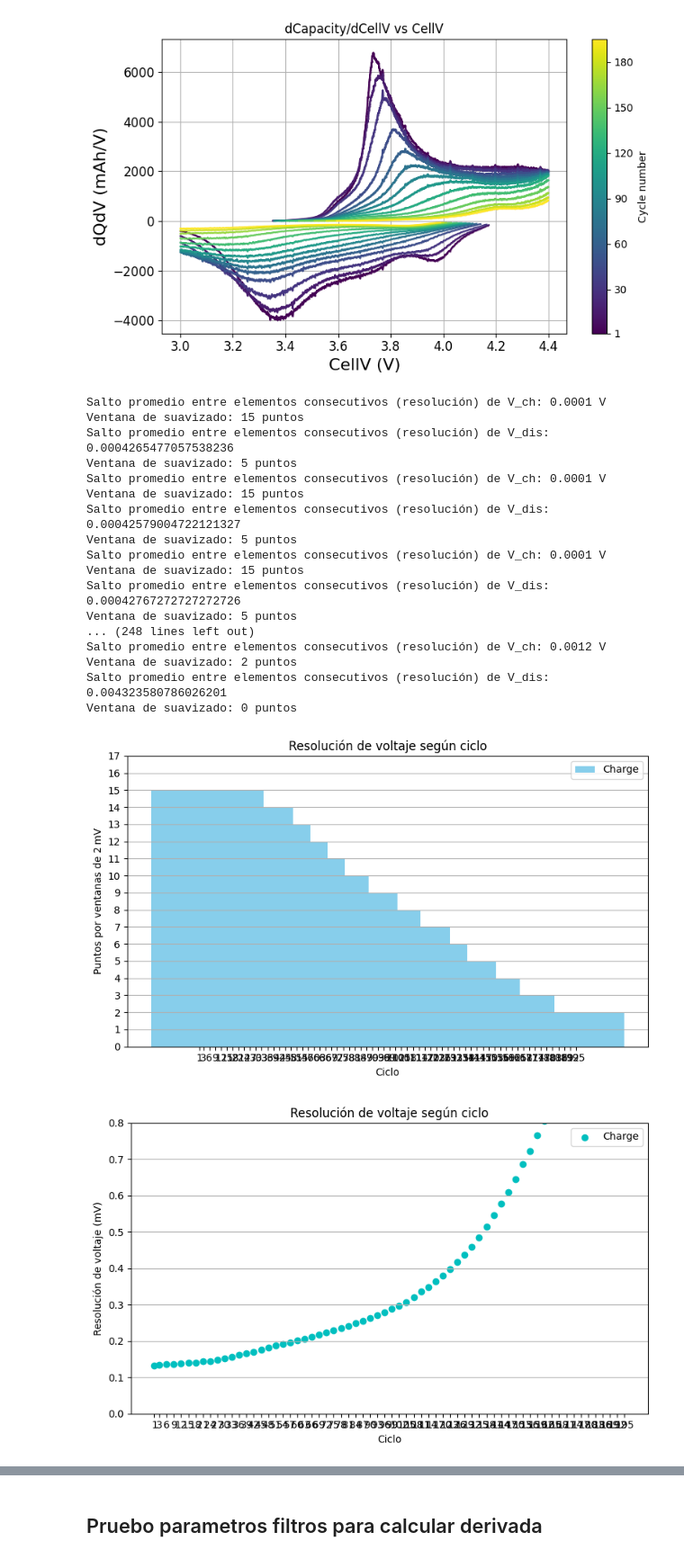
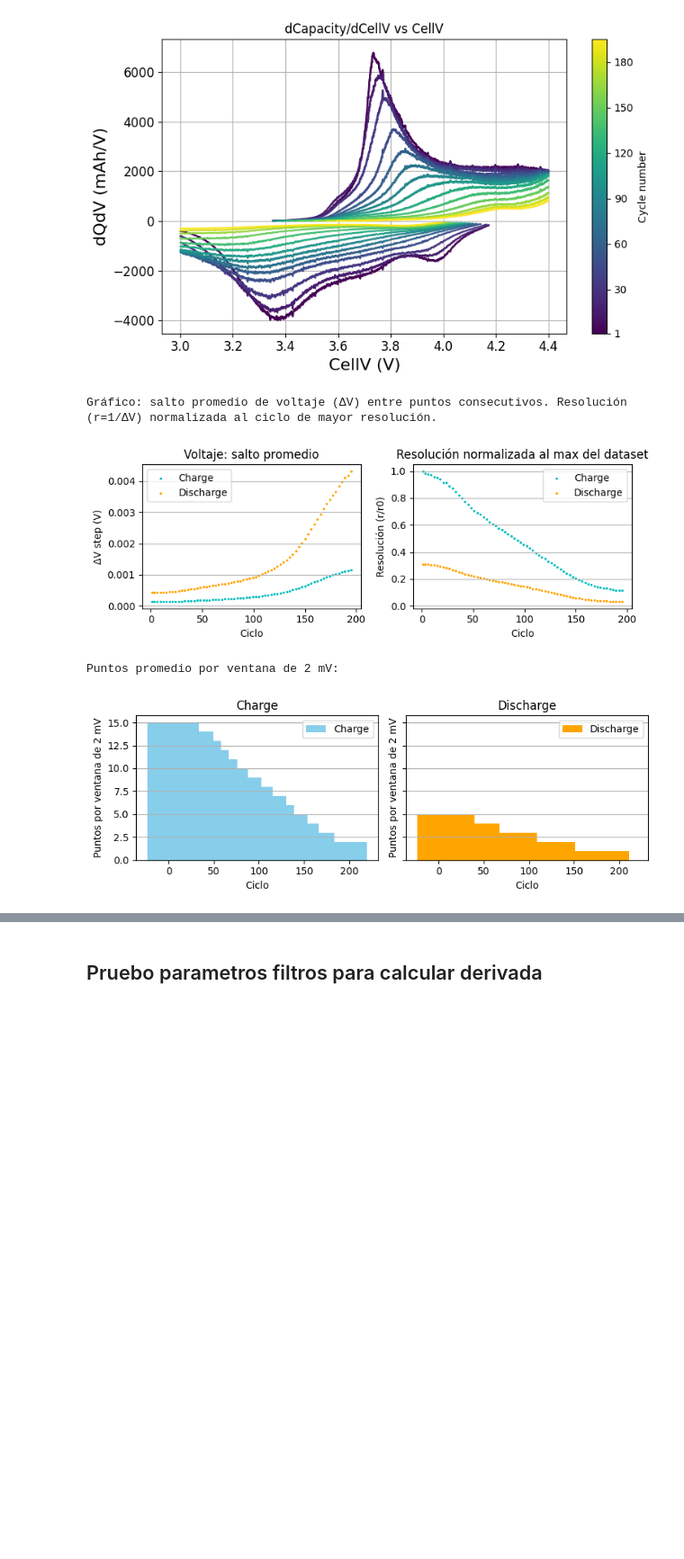
Before and after one commit to majodomenech/proc-icdv, a Jupyter notebook: notebooks/estudio12-otrasT-ajustes.ipynb, the cells around one changed output, grey strips where cells are left out. Shown at 90% size. Saved outputs shown, nothing was run; the diff lists cells and outputs as text; code cells hidden in the pictures; blank space fills up the shorter version.

```diff
--- a/notebooks/estudio12-otrasT-ajustes.ipynb
+++ b/notebooks/estudio12-otrasT-ajustes.ipynb
@@ -33,6 +35,6 @@ Total de ciclos en el JSON: 67
 # %%
 # --- Selección de ciclos ---
-ciclos_sel = pr.seleccionar_ciclos(
+ciclos_sel_todos = pr.seleccionar_ciclos(
     dict_ciclos_sep,
     #rango=(21, 900),
     #excluir={30, 32, 34, 35, 38, 88, 186, 187, 188, 189, 190, 191, 192, 193, 202, 247, 344, 899, 898, 897, 900},
@@ -53,26 +55,11 @@ pl.plot_n_cycles_dqdv(ciclos_grafico, dict_ciclos_sep)
 # %%
 # --- Vemos resolución datos ---
 
-utl.resolucion_V(ciclos_sel, dict_ciclos_sep)
+utl.resolucion_V(ciclos_sel_todos, dict_ciclos_sep)
 
-utl.resolucion_Q(ciclos_sel, dict_ciclos_sep)
+#utl.resolucion_Q(ciclos_sel_todos, dict_ciclos_sep)
 # %% [output]
-Salto promedio entre elementos consecutivos (resolución) de V_ch: 0.0001 V
-Ventana de suavizado: 15 puntos
-Salto promedio entre elementos consecutivos (resolución) de V_dis: 0.0004265477057538236
-Ventana de suavizado: 5 puntos
-Salto promedio entre elementos consecutivos (resolución) de V_ch: 0.0001 V
-Ventana de suavizado: 15 puntos
-Salto promedio entre elementos consecutivos (resolución) de V_dis: 0.00042579004722121327
-Ventana de suavizado: 5 puntos
-Salto promedio entre elementos consecutivos (resolución) de V_ch: 0.0001 V
-Ventana de suavizado: 15 puntos
-Salto promedio entre elementos consecutivos (resolución) de V_dis: 0.00042767272727272726
-Ventana de suavizado: 5 puntos
-... (248 lines left out)
-Salto promedio entre elementos consecutivos (resolución) de V_ch: 0.0012 V
-Ventana de suavizado: 2 puntos
-Salto promedio entre elementos consecutivos (resolución) de V_dis: 0.004323580786026201
-Ventana de suavizado: 0 puntos
+Gráfico: salto promedio de voltaje (ΔV) entre puntos consecutivos. Resolución (r=1/ΔV) normalizada al ciclo de mayor resolución.
-[figure, old version]
+[figure, new version]
+Puntos promedio por ventana de 2 mV:
-[figure, old version]
+[figure, new version]
```
Also changed, not shown: parts of 17 cells of this notebook, 2 other files.
